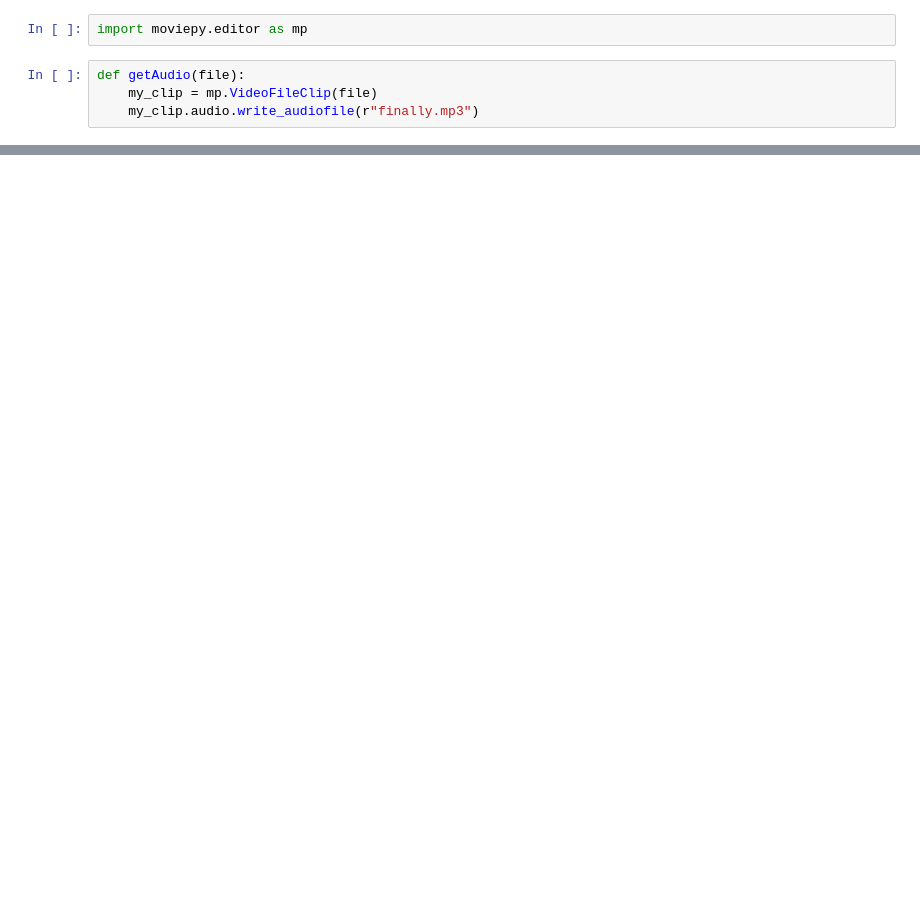
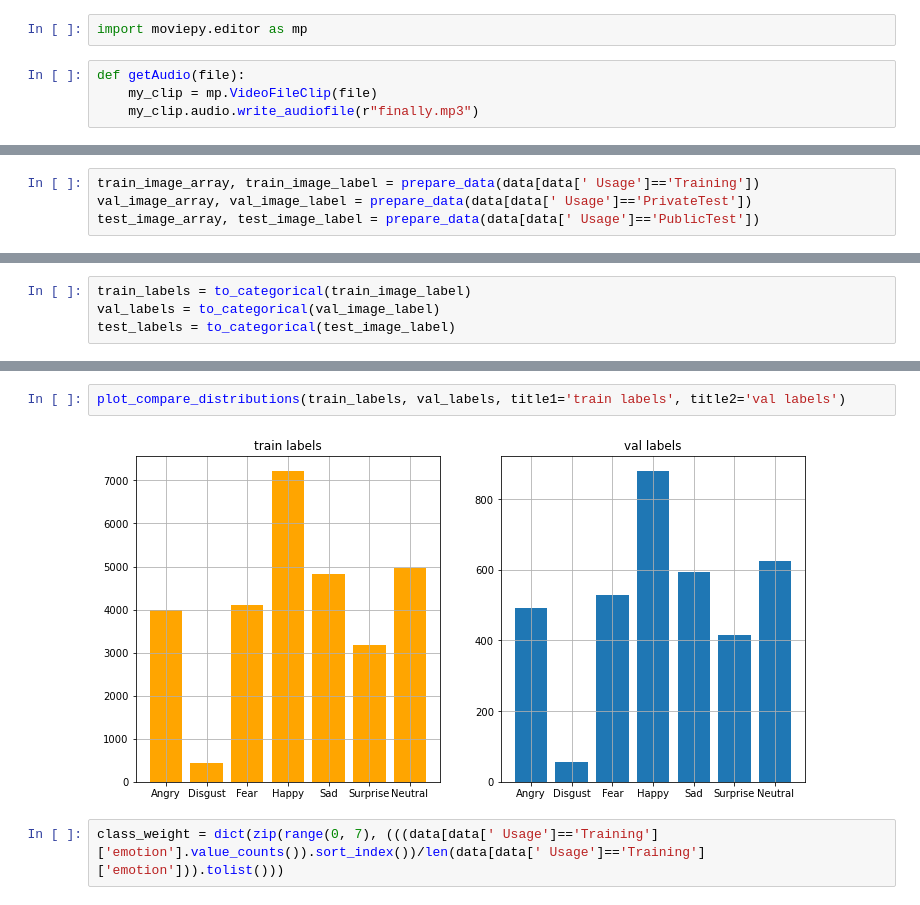
Before and after one commit to VaibhaveS/Focus, a Jupyter notebook: Process.ipynb, the cells around one changed output, grey strips where cells are left out. Drawn from its saved outputs; the diff is of its cells as text; blank space fills up the shorter version.

```diff
--- a/Process.ipynb
+++ b/Process.ipynb
@@ -73,0 +172,4 @@ MoviePy - Done.
+# %%
+train_image_array, train_image_label = prepare_data(data[data[' Usage']=='Training'])
+val_image_array, val_image_label = prepare_data(data[data[' Usage']=='PrivateTest'])
+test_image_array, test_image_label = prepare_data(data[data[' Usage']=='PublicTest'])
@@ -73,0 +183,4 @@ MoviePy - Done.
+# %%
+train_labels = to_categorical(train_image_label)
+val_labels = to_categorical(val_image_label)
+test_labels = to_categorical(test_image_label)
@@ -73,0 +195,6 @@ MoviePy - Done.
+# %%
+plot_compare_distributions(train_labels, val_labels, title1='train labels', title2='val labels')
+# %% [output]
+[figure, added]
+# %%
+class_weight = dict(zip(range(0, 7), (((data[data[' Usage']=='Training']['emotion'].value_counts()).sort_index())/len(data[data[' Usage']=='Training']['emotion'])).tolist()))
```
Also changed, not shown: parts of 24 cells of this notebook.
